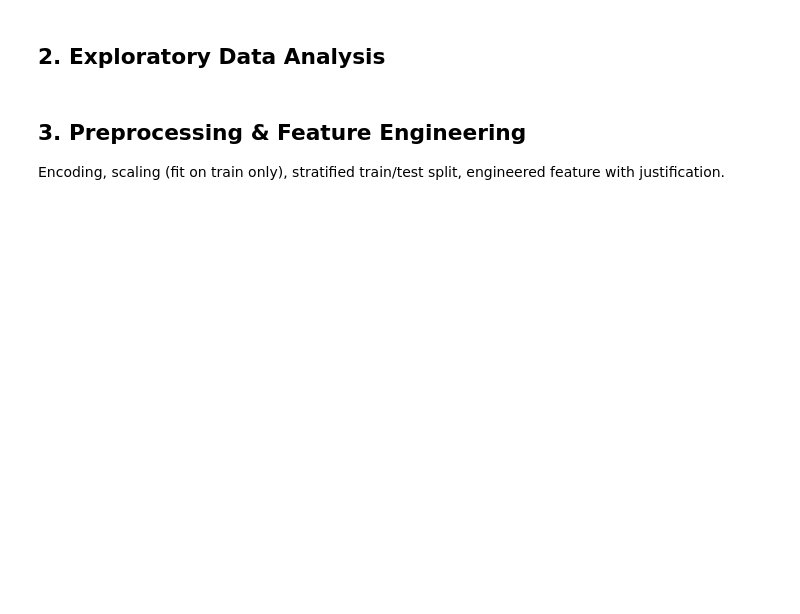
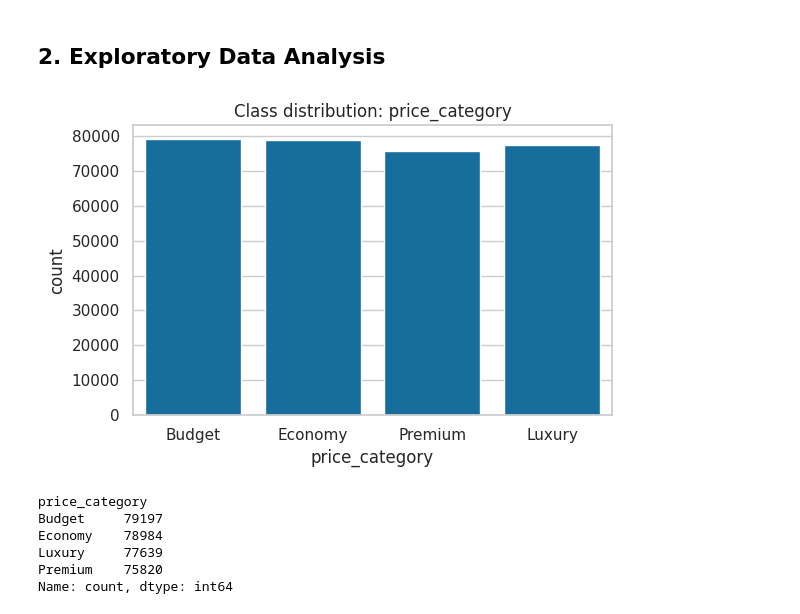
Before and after one commit to Rushil-99/ML-capstone, a Jupyter notebook: notebooks/classification.ipynb, the cells around one changed output. Saved outputs shown, nothing was run; the diff lists cells and outputs as text; code cells hidden in the pictures; blank space fills up the shorter version.

```diff
--- a/notebooks/classification.ipynb
+++ b/notebooks/classification.ipynb
@@ -14,3 +16,7 @@ import seaborn as sns
 
 RANDOM_STATE = 42
 sns.set_theme(style="whitegrid", palette="colorblind")
+
+df = pd.read_csv("../data/raw/autos.csv", encoding="latin-1")
+print("Shape:", df.shape)
+df.info()
@@ -24,4 +65,0 @@ sns.set_theme(style="whitegrid", palette="colorblind")
-# %% [markdown]
-## 3. Preprocessing & Feature Engineering
-
-Encoding, scaling (fit on train only), stratified train/test split, engineered feature with justification.
@@ -100,0 +66,23 @@ print(f"Test MAE   : {ridge_mae:.4f}")
+# %%
+df_eda = df[(df["price"] >= 100) & (df["price"] <= 150000)]
+df_eda = df_eda[(df_eda["yearOfRegistration"] >= 1950) & (df_eda["yearOfRegistration"] <= 2016)]
+df_eda = df_eda[(df_eda["powerPS"] > 0) & (df_eda["powerPS"] <= 1000)]
+
+# Derive the target early, for EDA purposes
+df_eda = df_eda.copy()
+df_eda["price_category"] = pd.qcut(df_eda["price"], q=4, labels=["Budget", "Economy", "Premium", "Luxury"])
+
+plt.figure(figsize=(6, 4))
+sns.countplot(data=df_eda, x="price_category", order=["Budget", "Economy", "Premium", "Luxury"])
+plt.title("Class distribution: price_category")
+plt.tight_layout()
+plt.show()
+print(df_eda["price_category"].value_counts())
+# %% [output]
+[figure, added]
+price_category
+Budget     79197
+Economy    78984
+Luxury     77639
+Premium    75820
+Name: count, dtype: int64
```
Also changed, not shown: parts of 36 cells of this notebook, 5 other files.
